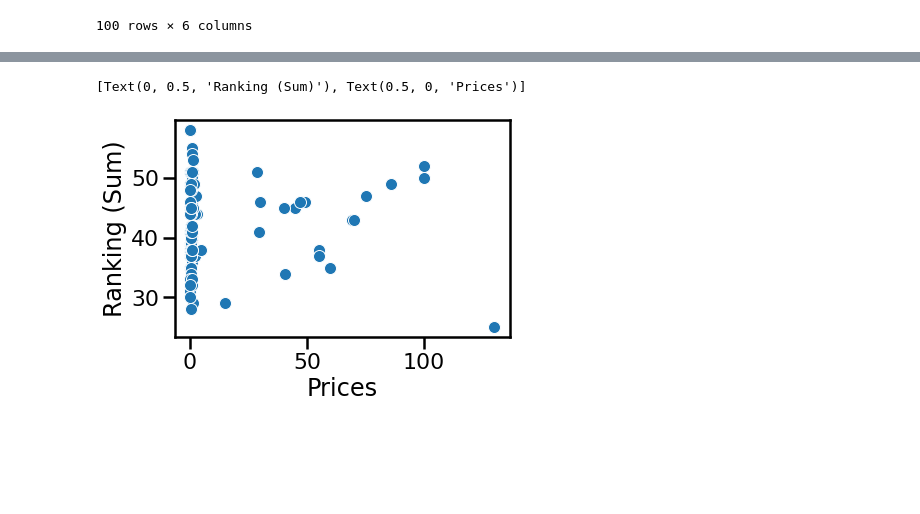
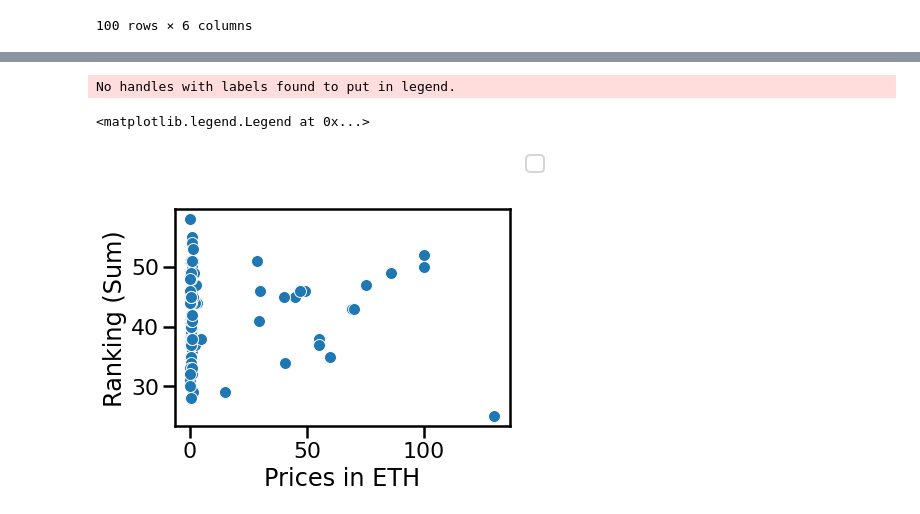
Before and after one commit to 9-cordes/order_experiment, a Jupyter notebook: visualisierung.ipynb, the cells around one changed output, grey strips where cells are left out. Saved outputs shown, nothing was run; the diff lists cells and outputs as text; code cells hidden in the pictures; blank space fills up the shorter version.

```diff
--- a/visualisierung.ipynb
+++ b/visualisierung.ipynb
@@ -139,8 +161,8 @@ for c in range(ranking_sums_per_category.shape[0]):
 # %%
-g = sns.scatterplot(x=prices, y=ranking_sums)
-# g.set(xlim=(1.5, 150))
-# g.set(ylim=(10, 200))
-g.set(xlabel='Prices', ylabel='Ranking (Sum)')
+g = sns.scatterplot(x=prices, y=ranking_sums )
+g.set(xlabel='Prices in ETH', ylabel='Ranking (Sum)')
+plt.legend(bbox_to_anchor=(1.05, 1.25), loc='upper left', borderaxespad=0)
 # %% [output]
-[Text(0, 0.5, 'Ranking (Sum)'), Text(0.5, 0, 'Prices')]
+No handles with labels found to put in legend.
+<matplotlib.legend.Legend at 0x...>
-[figure, old version]
+[figure, new version]
```
Also changed, not shown: parts of 5 cells of this notebook.
